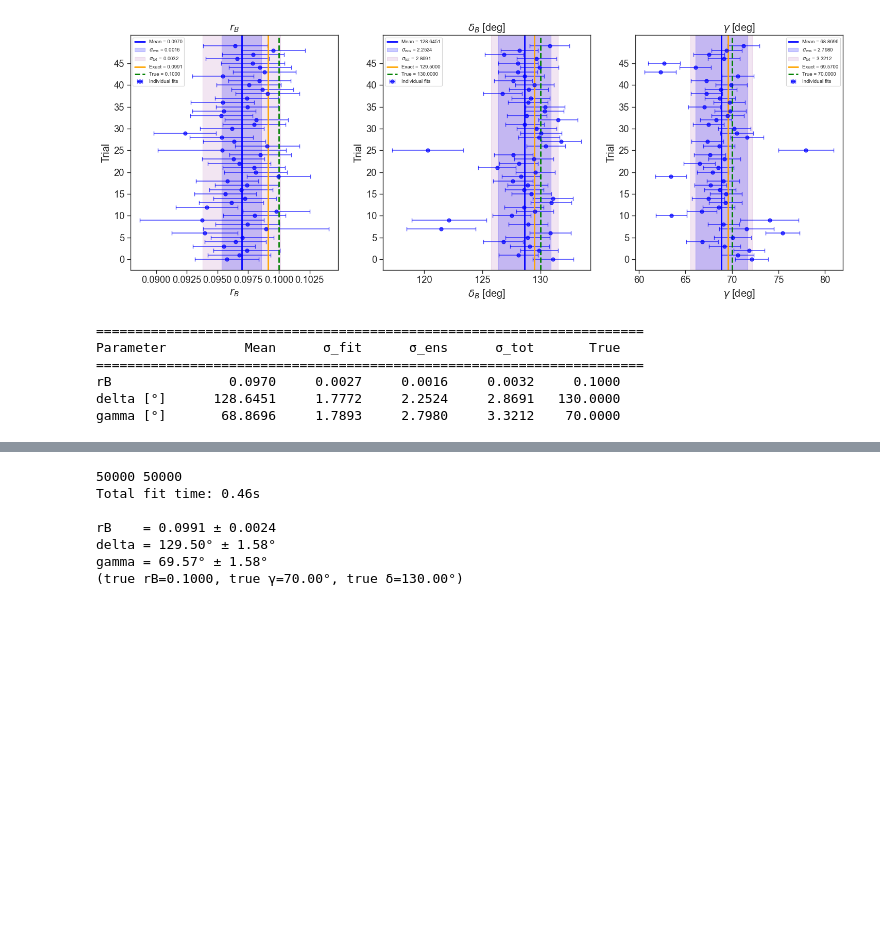
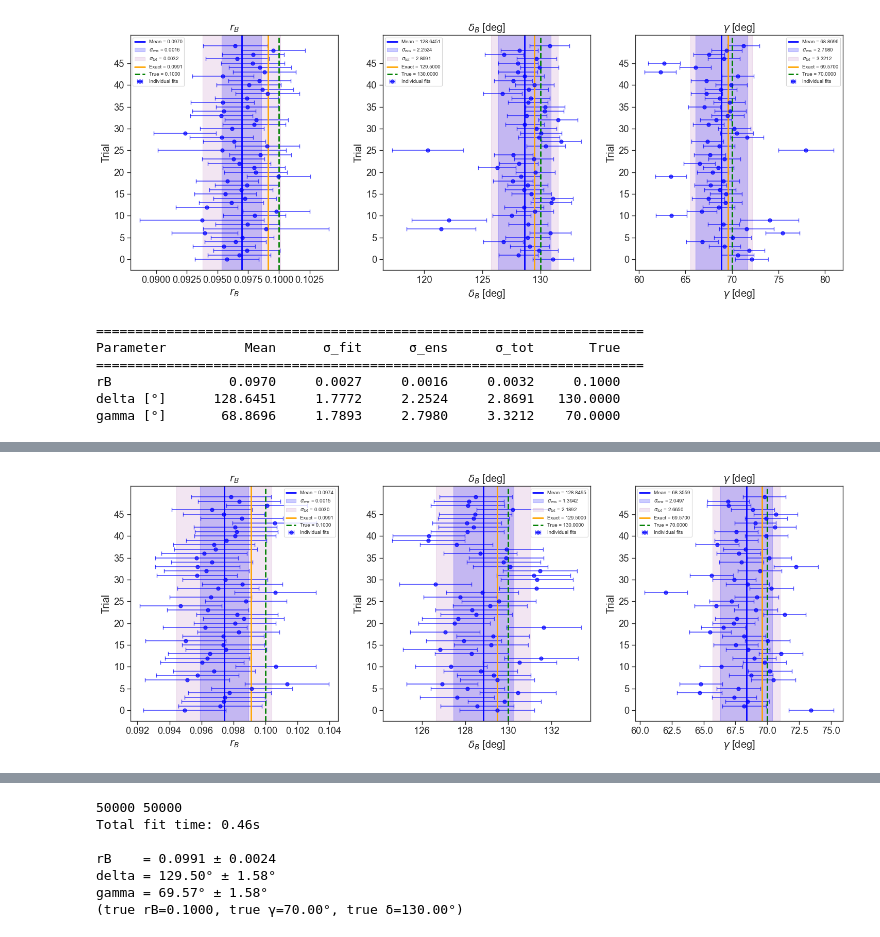
Before and after one commit to chinhsan08/Extraction-of-Gamma-with-Normalising-flows, a Jupyter notebook: Gamma-fit-pipeline-window.ipynb, the cells around one changed output, grey strips where cells are left out. Cells and saved outputs as stored; diff of their text form; code cells hidden in the pictures; blank space fills up the shorter version.

```diff
--- a/Gamma-fit-pipeline-window.ipynb
+++ b/Gamma-fit-pipeline-window.ipynb
@@ -582,7 +582,7 @@ total_params = sum(p.numel() for p in flow.parameters())
 print(f"Total # of parameters: {total_params}")
 
 # Load the weights
-flow.load_state_dict(torch.load('test_ensemble_2e6/trial_seed1.pth'), strict=False)
+flow.load_state_dict(torch.load('test_ensemble_2e6/trial_seed22.pth'), strict=False)
 flow = flow.to(device)
 # Set the flow to evaluation mode
 flow.eval()
@@ -624,7 +624,7 @@ print(f"Total # of parameters: {total_params}")
 
 # Load the weights
 flow_odd.load_state_dict(
-    torch.load('test_ensemble_odd_1e6/trial_seed3.pth', map_location=device)
+    torch.load('test_ensemble_odd_1e6/trial_seed6.pth', map_location=device)
 )
 flow_odd.to(device)
 
@@ -673,7 +673,7 @@ print(f"Total # of parameters: {total_params}")
 
 # Load the weights
 flow_even.load_state_dict(
-    torch.load('test_ensemble_even/trial_seed1.pth', map_location=device)
+    torch.load('test_ensemble_even_1e6/trial_seed25.pth', map_location=device)
 )
 flow_even.to(device)
 # Set the flow to evaluation mode
@@ -1033,13 +1076,14 @@ def mag_exact(points_sdp, sdp_obj, dkpp, idx=(1,2,3)):
     for n in range(u.size):
         J[n] = float(sdp_obj.jacobian(sij[n], sik[n], *idx))
 
-    # Ise sij, sik arrays instead of s12, s13 scalars
+    # Use sij, sik arrays instead of s12, s13 scalars
     A12 = dkpp.full(np.column_stack([sij, sik]))
     mag12 = np.abs(A12)
 
     mag_squared = mag12 ** 2
 
-    return np.sqrt(mag_squared), 1/J
+
+    return np.sqrt(mag_squared)/np.sqrt(norm_constant), 1/J
 # %%
 def compute_interference_exact(points_sdp, dkpp_model, sdp_obj,
                                   idx=(1,2,3)):
@@ -2300,0 +3076,73 @@ gamma [°]       68.8696     1.7893     2.7980     3.3212    70.0000
+# %%
+exact_rB = 0.0991
+exact_delta = 129.5
+exact_gamma = 69.57
+
+# ============================================================================
+# Plot results: stacked values with error bars
+# ============================================================================
+fig, axes = plt.subplots(1, 3, figsize=(15, 6))
+
+params = [
+    (results_rB, errors_rB, exact_rB, r"$r_B$", true_rB),
+    (results_delta, errors_delta, exact_delta, r"$\delta_B$ [deg]", true_deltaB * 180 / np.pi),
+    (results_gamma, errors_gamma, exact_gamma, r"$\gamma$ [deg]", true_gamma * 180 / np.pi),
+]
+
+for ax, (vals, errs, exact_val, label, true_val) in zip(axes, params):
+    # Compute errors
+    sigma_ensemble = vals.std()
+    sigma_fit = errs.mean()
+    sigma_total = np.sqrt(sigma_ensemble**2 + sigma_fit**2)
+    mean_val = vals.mean()
+
+    # Y positions for stacking points
+    y_pos = np.arange(len(vals))
+
+    # Plot individual fits with their Minuit errors (horizontal error bars)
+    ax.errorbar(vals, y_pos, xerr=errs, fmt='o', color='blue',
+                capsize=3, markersize=5, alpha=0.7, label='Individual fits')
+
+    # Mean with ensemble spread
+    ax.axvline(mean_val, color='blue', linestyle='-', linewidth=2,
+               label=f'Mean = {mean_val:.4f}')
+    ax.axvspan(mean_val - sigma_ensemble, mean_val + sigma_ensemble,
+               alpha=0.2, color='blue', label=f'$\\sigma_{{ens}}$ = {sigma_ensemble:.4f}')
+
+    # Total error band
+    ax.axvspan(mean_val - sigma_total, mean_val + sigma_total,
+               alpha=0.1, color='purple', label=f'$\\sigma_{{tot}}$ = {sigma_total:.4f}')
+
+    # Exact result
+    ax.axvline(exact_val, color='orange', linestyle='-', linewidth=2,
+               label=f'Exact = {exact_val:.4f}')
+
+    # True value
+    ax.axvline(true_val, color='green', linestyle='--', linewidth=2,
+               label=f'True = {true_val:.4f}')
+
+    ax.set_ylabel('Trial')
+    ax.set_xlabel(label)
+    ax.set_title(label)
+    ax.legend(fontsize=7, loc='best')
+    ax.set_yticks(y_pos[::5])  # Show every 5th trial label
+
+plt.tight_layout()
+plt.savefig("ensemble_fit_results.png", dpi=150, bbox_inches='tight')
+plt.show()
+
+# Print summary table
+print(f"\n{'='*70}")
+print(f"{'Parameter':<12} {'Mean':>10} {'σ_fit':>10} {'σ_ens':>10} {'σ_tot':>10} {'True':>10}")
+print(f"{'='*70}")
+for name, vals, errs, true_val in [
+    ("rB", results_rB, errors_rB, true_rB),
+    ("delta [°]", results_delta, errors_delta, true_deltaB * 180 / np.pi),
+    ("gamma [°]", results_gamma, errors_gamma, true_gamma * 180 / np.pi),
+]:
+    sigma_ensemble = vals.std()
+    sigma_fit = errs.mean()
+    sigma_total = np.sqrt(sigma_ensemble**2 + sigma_fit**2)
+    print(f"{name:<12} {vals.mean():>10.4f} {sigma_fit:>10.4f} {sigma_ensemble:>10.4f} {sigma_total:>10.4f} {true_val:>10.4f}")
+# %% [output]
+[figure, added]
```
Also changed, not shown: parts of 54 cells of this notebook, 1 other file.
